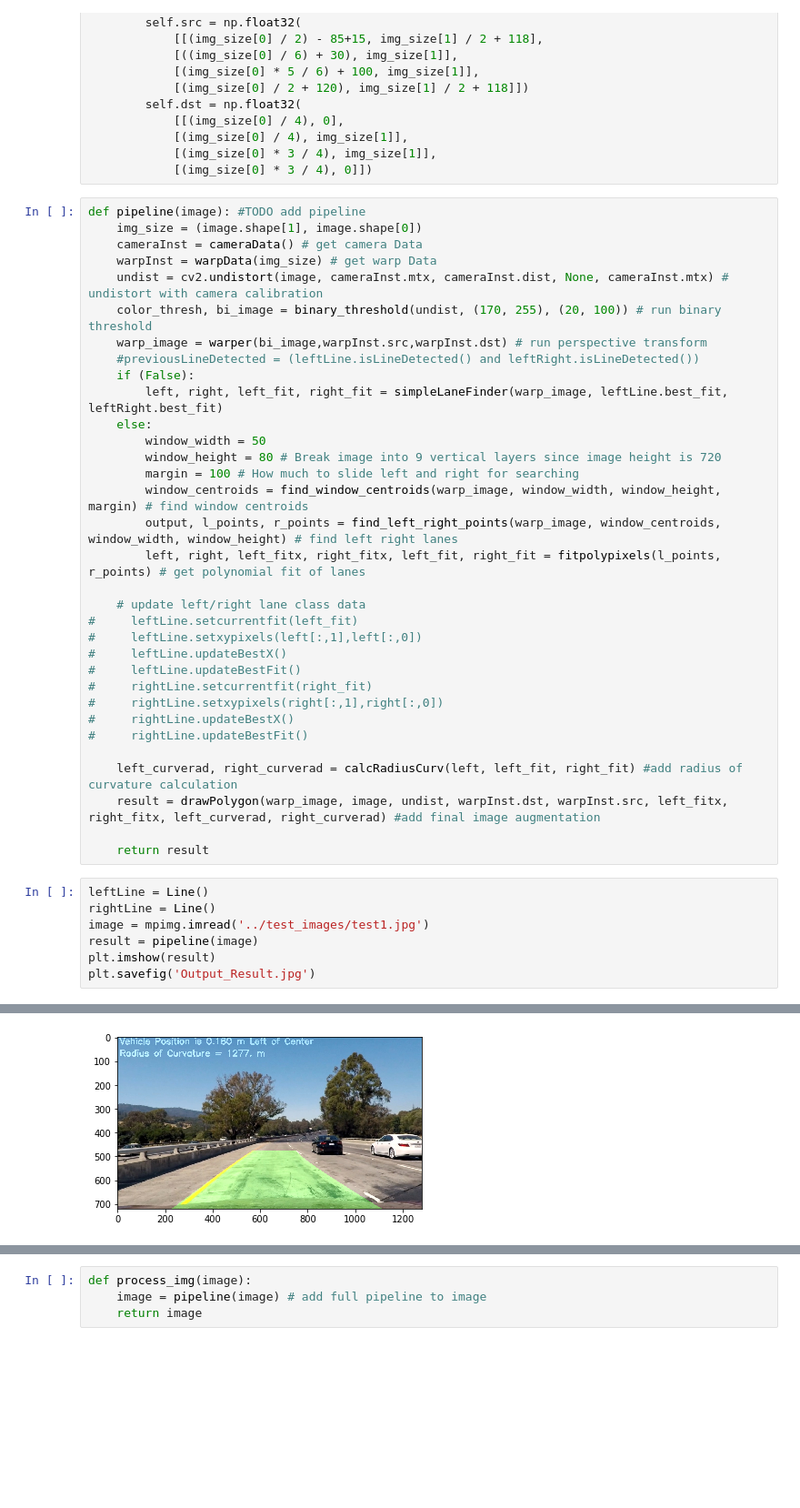
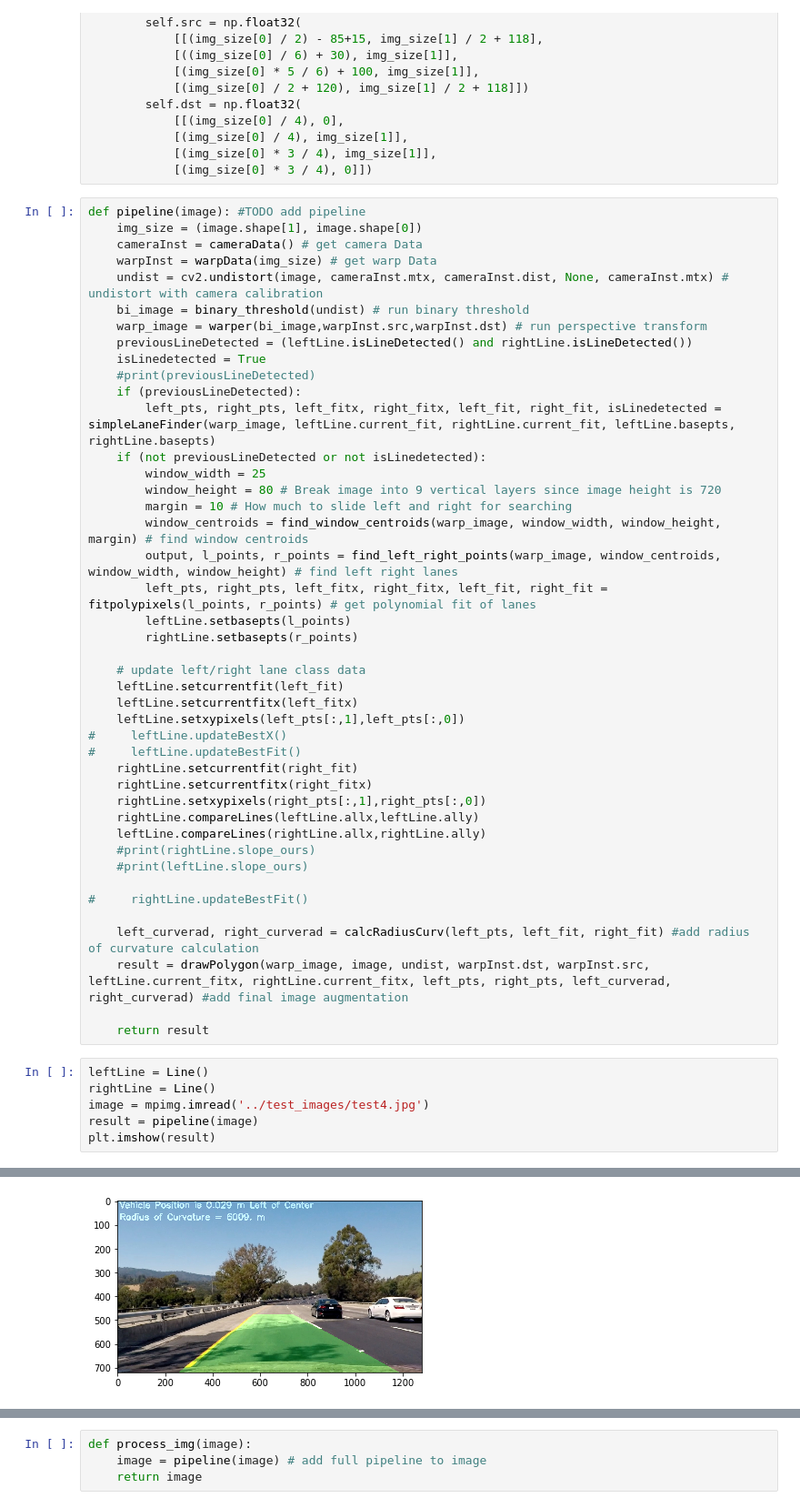
Before and after one commit to albertzheng07/Advanced_Lane_Finding, a Jupyter notebook: examples/project.ipynb, the cells around one changed output, grey strips where cells are left out. Shown at 91% size. Drawn from its saved outputs; the diff is of its cells as text; blank space fills up the shorter version.

```diff
--- a/examples/project.ipynb
+++ b/examples/project.ipynb
@@ -565,38 +592,47 @@ def pipeline(image): #TODO add pipeline
     cameraInst = cameraData() # get camera Data
     warpInst = warpData(img_size) # get warp Data
     undist = cv2.undistort(image, cameraInst.mtx, cameraInst.dist, None, cameraInst.mtx) # undistort with camera calibration
-    color_thresh, bi_image = binary_threshold(undist, (170, 255), (20, 100)) # run binary threshold
+    bi_image = binary_threshold(undist) # run binary threshold
     warp_image = warper(bi_image,warpInst.src,warpInst.dst) # run perspective transform
-    #previousLineDetected = (leftLine.isLineDetected() and leftRight.isLineDetected())
-    if (False):
-        left, right, left_fit, right_fit = simpleLaneFinder(warp_image, leftLine.best_fit, leftRight.best_fit)
-    else:
-        window_width = 50
+    previousLineDetected = (leftLine.isLineDetected() and rightLine.isLineDetected())
+    isLinedetected = True
+    #print(previousLineDetected)
+    if (previousLineDetected):
+        left_pts, right_pts, left_fitx, right_fitx, left_fit, right_fit, isLinedetected = simpleLaneFinder(warp_image, leftLine.current_fit, rightLine.current_fit, leftLine.basepts, rightLine.basepts)
+    if (not previousLineDetected or not isLinedetected):
+        window_width = 25
         window_height = 80 # Break image into 9 vertical layers since image height is 720
-        margin = 100 # How much to slide left and right for searching
+        margin = 10 # How much to slide left and right for searching
         window_centroids = find_window_centroids(warp_image, window_width, window_height, margin) # find window centroids
         output, l_points, r_points = find_left_right_points(warp_image, window_centroids, window_width, window_height) # find left right lanes
-        left, right, left_fitx, right_fitx, left_fit, right_fit = fitpolypixels(l_points, r_points) # get polynomial fit of lanes
+        left_pts, right_pts, left_fitx, right_fitx, left_fit, right_fit = fitpolypixels(l_points, r_points) # get polynomial fit of lanes
+        leftLine.setbasepts(l_points)
+        rightLine.setbasepts(r_points)
 
     # update left/right lane class data
-#     leftLine.setcurrentfit(left_fit)
-#     leftLine.setxypixels(left[:,1],left[:,0])
+    leftLine.setcurrentfit(left_fit)
+    leftLine.setcurrentfitx(left_fitx)
+    leftLine.setxypixels(left_pts[:,1],left_pts[:,0])
 #     leftLine.updateBestX()
 #     leftLine.updateBestFit()
-#     rightLine.setcurrentfit(right_fit)
-#     rightLine.setxypixels(right[:,1],right[:,0])
-#     rightLine.updateBestX()
+    rightLine.setcurrentfit(right_fit)
+    rightLine.setcurrentfitx(right_fitx)
+    rightLine.setxypixels(right_pts[:,1],right_pts[:,0])
+    rightLine.compareLines(leftLine.allx,leftLine.ally)
+    leftLine.compareLines(rightLine.allx,rightLine.ally)
+    #print(rightLine.slope_ours)
+    #print(leftLine.slope_ours)
+
 #     rightLine.updateBestFit()
 
-    left_curverad, right_curverad = calcRadiusCurv(left, left_fit, right_fit) #add radius of curvature calculation
-    result = drawPolygon(warp_image, image, undist, warpInst.dst, warpInst.src, left_fitx, right_fitx, left_curverad, right_curverad) #add final image augmentation
+    left_curverad, right_curverad = calcRadiusCurv(left_pts, left_fit, right_fit) #add radius of curvature calculation
+    result = drawPolygon(warp_image, image, undist, warpInst.dst, warpInst.src, leftLine.current_fitx, rightLine.current_fitx, left_pts, right_pts, left_curverad, right_curverad) #add final image augmentation
 
     return result
 # %%
 leftLine = Line()
 rightLine = Line()
-image = mpimg.imread('../test_images/test1.jpg')
+image = mpimg.imread('../test_images/test4.jpg')
 result = pipeline(image)
 plt.imshow(result)
-plt.savefig('Output_Result.jpg')
 # %% [output]
@@ -603 +640 @@ plt.savefig('Output_Result.jpg')
-[figure, old version]
+[figure, new version]
```
Also changed, not shown: parts of 10 cells of this notebook, 5 other files.
